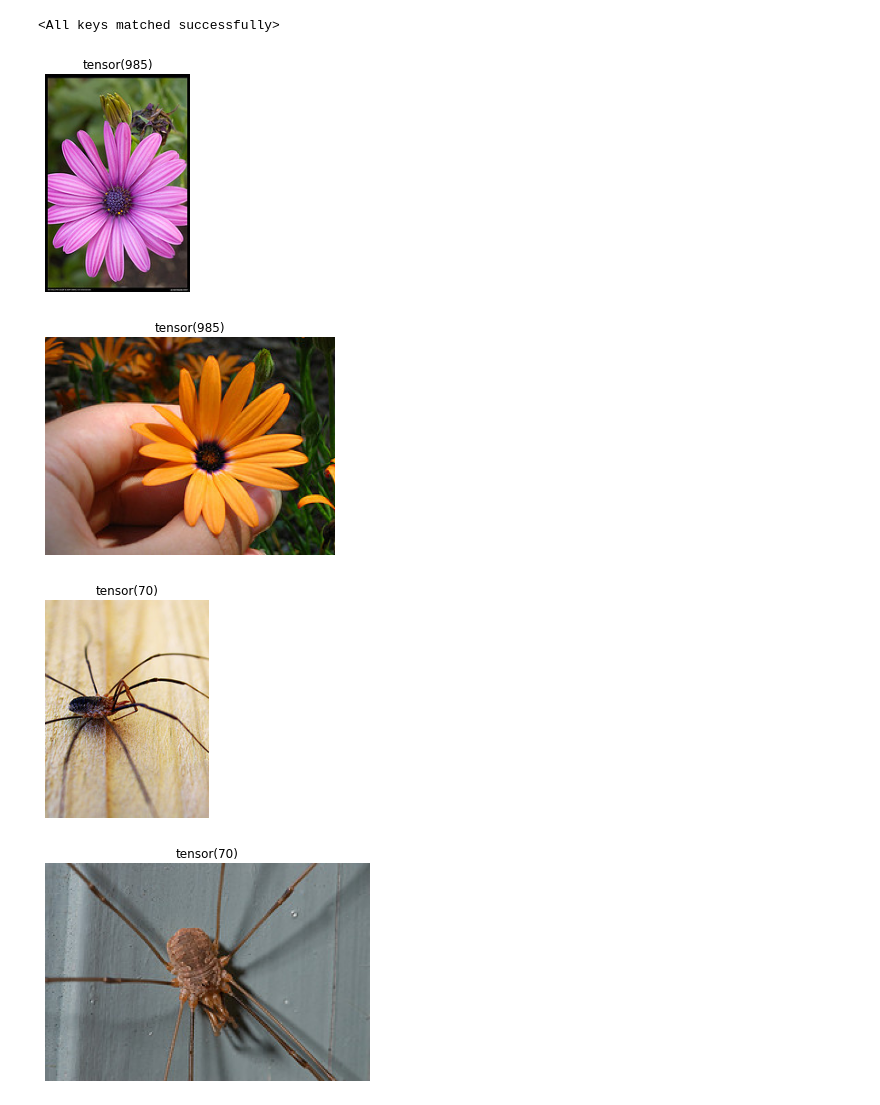
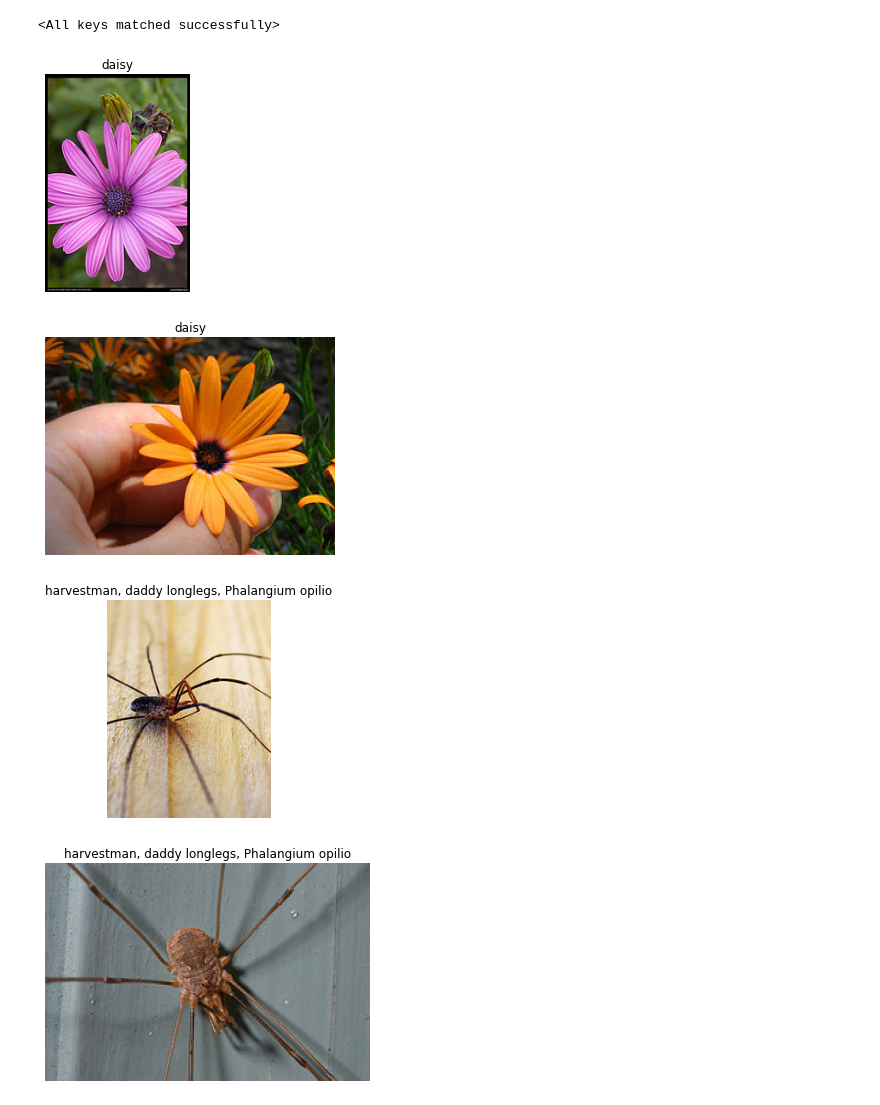
Before and after one commit to jeongroseok/state-farm-distracted-driver-detection, a Jupyter notebook: notebooks/model-validation.ipynb, the cells around one changed output. Cells and saved outputs as stored; diff of their text form; code cells hidden in the pictures.

Commit message:
Added imagenet_label.py

```diff
--- a/notebooks/model-validation.ipynb
+++ b/notebooks/model-validation.ipynb
@@ -35,27 +36,27 @@ model.load_state_dict(state_dict_pretrained)
 # %%
 img_0 = Image.open("data/img0.jpg")
 img_1 = Image.open("data/img1.jpg")
 img_2 = Image.open("data/img2.jpg")
 img_3 = Image.open("data/img3.jpg")
 
 transform = transforms.Compose([
     transforms.Resize((224, 224)),
     transforms.ToTensor(),
     transforms.Normalize(mean=[0.485, 0.456, 0.406], std=[0.229, 0.224, 0.225]),
 ])
 
 def visualize_prediction(img):
     x = transform(img)
     x.unsqueeze_(0)
-    y = model(x)
-    plt.axis('off'); plt.title(y[0].argmax()); plt.imshow(img); plt.show()
+    y = model(x)[0].argmax()
+    plt.axis('off'); plt.title(label_dict[y.item()]); plt.imshow(img); plt.show()
 
 visualize_prediction(img_0)
 visualize_prediction(img_1)
 visualize_prediction(img_2)
 visualize_prediction(img_3)
 # %% [output]
-[figure, old version]
+[figure, new version]
-[figure, old version]
+[figure, new version]
-[figure, old version]
+[figure, new version]
-[figure, old version]
+[figure, new version]
```
Also changed, not shown: parts of 1 cell of this notebook, 2 other files.
